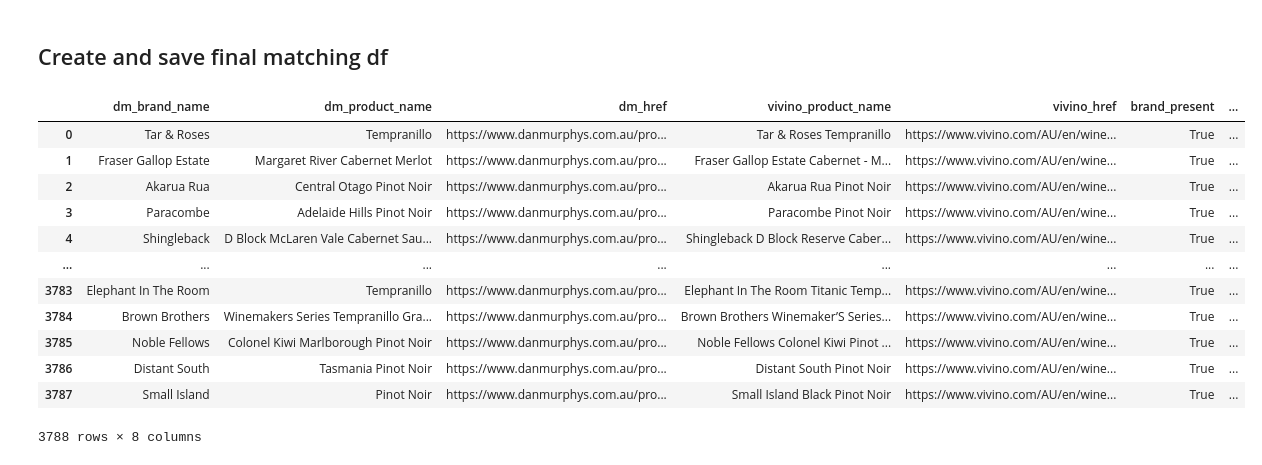
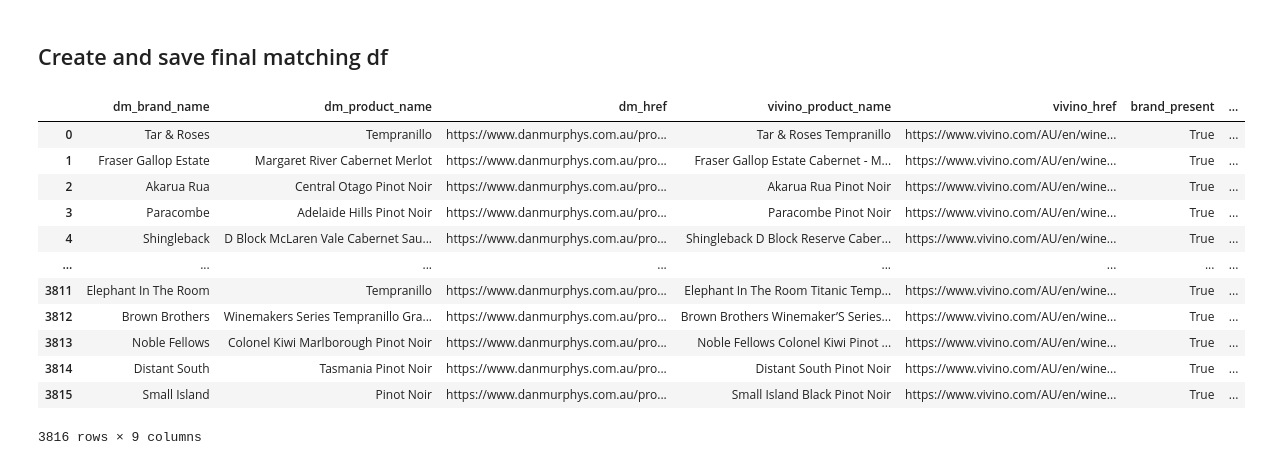
Before and after one commit to coreyj42/winevalet_webscraping, a Jupyter notebook: vivino_scraping/eda_vivino_product_matching.ipynb, the cells around one changed output. Cells and saved outputs as stored; diff of their text form; code cells hidden in the pictures.

```diff
--- a/vivino_scraping/eda_vivino_product_matching.ipynb
+++ b/vivino_scraping/eda_vivino_product_matching.ipynb
@@ -155,22 +157,22 @@ def calculate_jaccard_similarity(row):
     stop_words = set(stopwords.words('english'))
 
     # remove brand from vivino product name
-    print("############################################")
-    print("remove brand from vivino product name")
-    print("vivino_product_before:", row["vivino_product_name"])
+    debug_print("############################################")
+    debug_print("Removing brand from vivino product name...")
+    debug_print("vivino_product_before:", row["vivino_product_name"])
     dm_brand_name = remove_punctuation(unidecode(row["dm_brand_name"].lower()))
     vivino_product_name = remove_punctuation(unidecode(row["vivino_product_name"].lower()))
     vivino_product_name = remove_substring_and_strip(vivino_product_name, dm_brand_name)
-    print("dm_brand_name:", dm_brand_name)
-    print("vivino_product_name_after:", vivino_product_name)
-    print()
+    debug_print("dm_brand_name:", dm_brand_name)
+    debug_print("vivino_product_name_after:", vivino_product_name)
+    debug_print()
 
     # Tokenize the product names into words and convert to lower case
-    print("Tokenize the product names into words and convert to lower case")
+    debug_print("Tokenizing the product names into words and convert to lower case...")
     dm_product_name = remove_punctuation(unidecode(row['dm_product_name'].lower()))
     dm_tokens = word_tokenize(dm_product_name)
     vivino_tokens = word_tokenize(vivino_product_name)
-    print("calculating jaccard_similarity:", dm_product_name, "---", vivino_product_name)
+    debug_print("calculating jaccard_similarity:", dm_product_name, "---", vivino_product_name)
     print()
 
     # Remove stop words and non-alphanumeric tokens
@@ -183,17 +185,17 @@ def calculate_jaccard_similarity(row):
 
     # Calculate Jaccard similarity
     intersection = dm_set.intersection(vivino_set)
-    print("intersection:", intersection)
+    debug_print("intersection:", intersection)
     union = dm_set.union(vivino_set)
-    print("union:", union)
+    debug_print("union:", union)
 
     if not union:
         return 0.0  # Handle the case when both sets are empty
 
     jaccard_similarity = len(intersection) / len(union)
 
-    print("jaccard_similarity:", jaccard_similarity)
-    print("\n\n")
+    debug_print("jaccard_similarity:", jaccard_similarity)
+    debug_print("\n\n")
     return jaccard_similarity
 
 # Apply the function to each row
@@ -383,0 +388,3 @@ print(min_matching_df.loc[i].levenshtein_similarity)
+# %%
+matching_df['similarity_difference'] = (matching_df['levenshtein_similarity'] - matching_df['jaccard_similarity']).abs()
+matching_df.sort_values(by='similarity_difference', ascending=False)
@@ -384,19 +448,19 @@ print(min_matching_df.loc[i].levenshtein_similarity)
 # %% [markdown]
 ## Create and save final matching df
 # %%
-final_matching_df = matching_df[matching_df["jaccard_similarity"] >= 0.5].reset_index(drop=True)
+final_matching_df = matching_df[(matching_df["jaccard_similarity"] >= 0.5)  | (matching_df['levenshtein_similarity'] >= 0.8)].reset_index(drop=True)
 final_matching_df
 # %% [output]
 |  | dm_brand_name | dm_product_name | dm_href | vivino_product_name | vivino_href | brand_present | ... |
 | 0 | Tar & Roses | Tempranillo | https://www.danmurphys.com.au/pro... | Tar & Roses Tempranillo | https://www.vivino.com/AU/en/wine... | True | ... |
 | 1 | Fraser Gallop Estate | Margaret River Cabernet Merlot | https://www.danmurphys.com.au/pro... | Fraser Gallop Estate Cabernet - M... | https://www.vivino.com/AU/en/wine... | True | ... |
 | 2 | Akarua Rua | Central Otago Pinot Noir | https://www.danmurphys.com.au/pro... | Akarua Rua Pinot Noir | https://www.vivino.com/AU/en/wine... | True | ... |
 | 3 | Paracombe | Adelaide Hills Pinot Noir | https://www.danmurphys.com.au/pro... | Paracombe Pinot Noir | https://www.vivino.com/AU/en/wine... | True | ... |
 | 4 | Shingleback | D Block McLaren Vale Cabernet Sau... | https://www.danmurphys.com.au/pro... | Shingleback D Block Reserve Caber... | https://www.vivino.com/AU/en/wine... | True | ... |
 | ... | ... | ... | ... | ... | ... | ... | ... |
-| 3783 | Elephant In The Room | Tempranillo | https://www.danmurphys.com.au/pro... | Elephant In The Room Titanic Temp... | https://www.vivino.com/AU/en/wine... | True | ... |
-| 3784 | Brown Brothers | Winemakers Series Tempranillo Gra... | https://www.danmurphys.com.au/pro... | Brown Brothers Winemaker’S Series... | https://www.vivino.com/AU/en/wine... | True | ... |
-| 3785 | Noble Fellows | Colonel Kiwi Marlborough Pinot Noir | https://www.danmurphys.com.au/pro... | Noble Fellows Colonel Kiwi Pinot ... | https://www.vivino.com/AU/en/wine... | True | ... |
-| 3786 | Distant South | Tasmania Pinot Noir | https://www.danmurphys.com.au/pro... | Distant South Pinot Noir | https://www.vivino.com/AU/en/wine... | True | ... |
-| 3787 | Small Island | Pinot Noir | https://www.danmurphys.com.au/pro... | Small Island Black Pinot Noir | https://www.vivino.com/AU/en/wine... | True | ... |
+| 3811 | Elephant In The Room | Tempranillo | https://www.danmurphys.com.au/pro... | Elephant In The Room Titanic Temp... | https://www.vivino.com/AU/en/wine... | True | ... |
+| 3812 | Brown Brothers | Winemakers Series Tempranillo Gra... | https://www.danmurphys.com.au/pro... | Brown Brothers Winemaker’S Series... | https://www.vivino.com/AU/en/wine... | True | ... |
+| 3813 | Noble Fellows | Colonel Kiwi Marlborough Pinot Noir | https://www.danmurphys.com.au/pro... | Noble Fellows Colonel Kiwi Pinot ... | https://www.vivino.com/AU/en/wine... | True | ... |
+| 3814 | Distant South | Tasmania Pinot Noir | https://www.danmurphys.com.au/pro... | Distant South Pinot Noir | https://www.vivino.com/AU/en/wine... | True | ... |
+| 3815 | Small Island | Pinot Noir | https://www.danmurphys.com.au/pro... | Small Island Black Pinot Noir | https://www.vivino.com/AU/en/wine... | True | ... |
-3788 rows × 8 columns
+3816 rows × 9 columns
```
Also changed, not shown: parts of 14 cells of this notebook, 4 other files.
